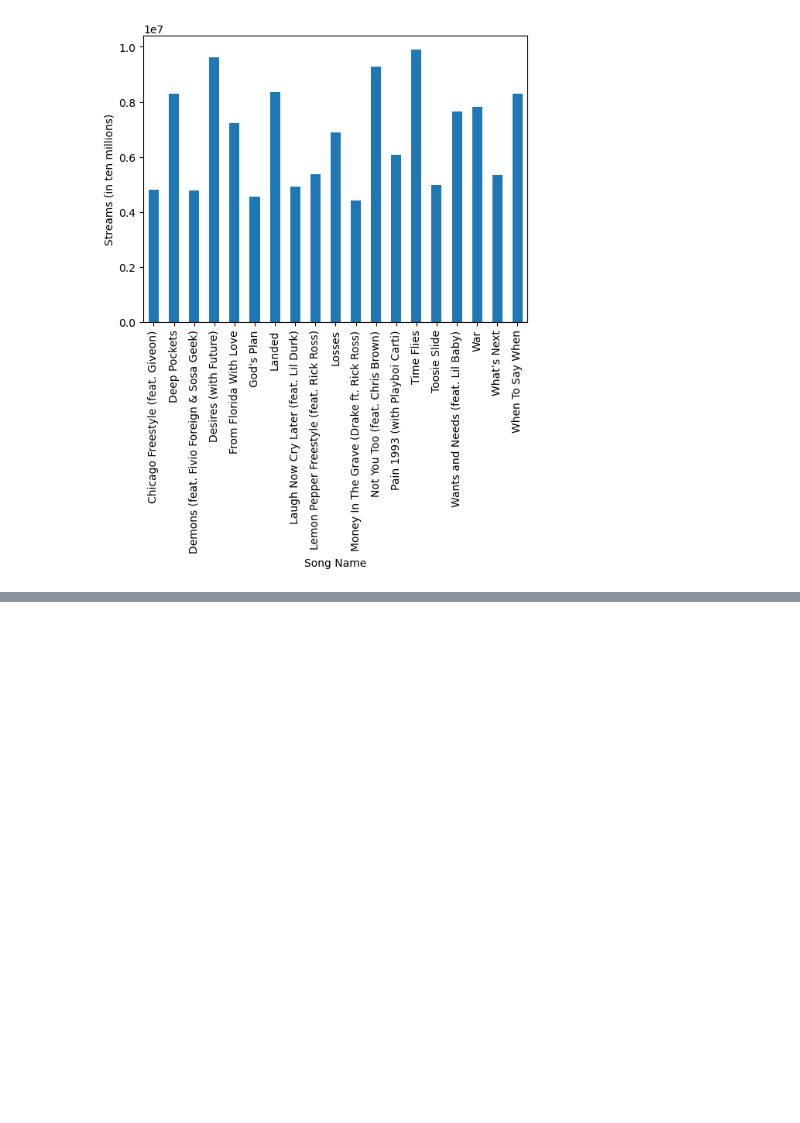
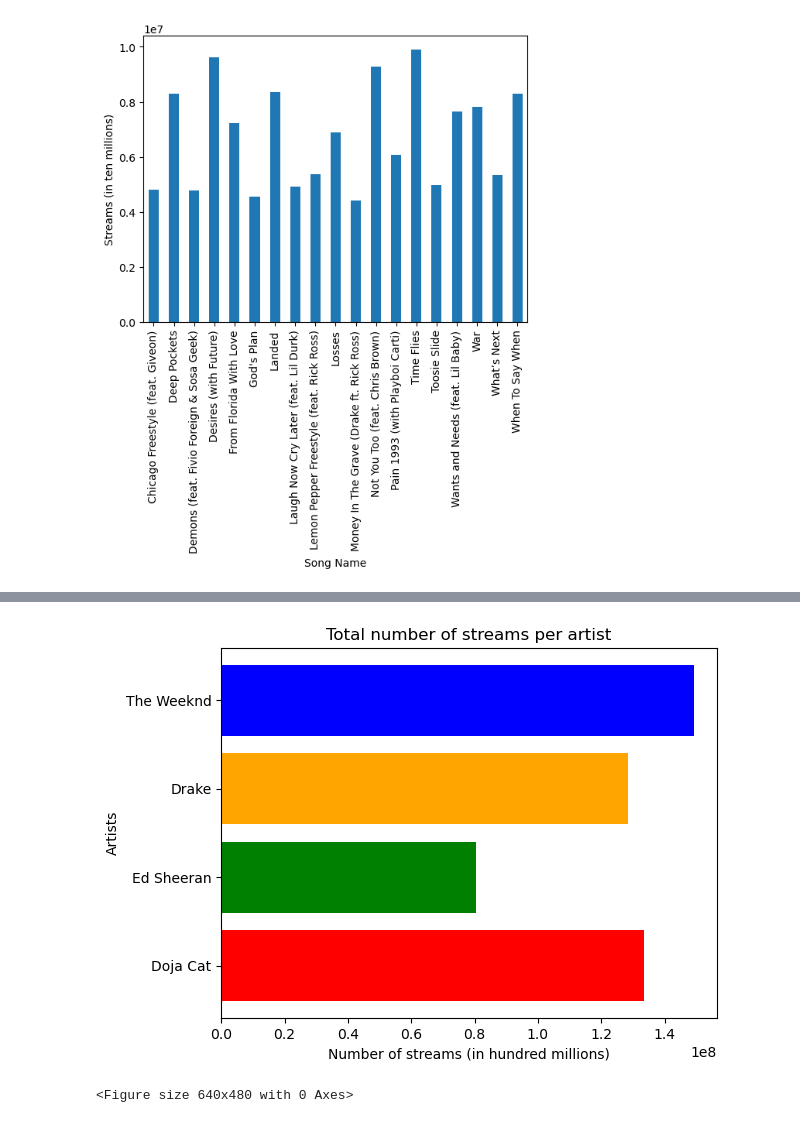
Before and after one commit to AoSxOrca/Project-1, a Jupyter notebook: PythonProjectOne.ipynb, the cells around one changed output, grey strips where cells are left out. Cells and saved outputs as stored; diff of their text form; code cells hidden in the pictures; blank space fills up the shorter version.

```diff
--- a/PythonProjectOne.ipynb
+++ b/PythonProjectOne.ipynb
@@ -145,0 +137,10 @@ plt.savefig("totalhorizbarchart.png")
+# %%
+plt.barh(artists, streams, color=("Red", "Green", "Orange", "Blue"))
+plt.title("Total number of streams per artist")
+plt.ylabel("Artists")
+plt.xlabel("Number of streams (in hundred millions)")
+plt.show()
+plt.savefig("totalhorizbarchart.png")
+# %% [output]
+[figure, added]
+<Figure size 640x480 with 0 Axes>
```
Also changed, not shown: parts of 11 cells of this notebook.
